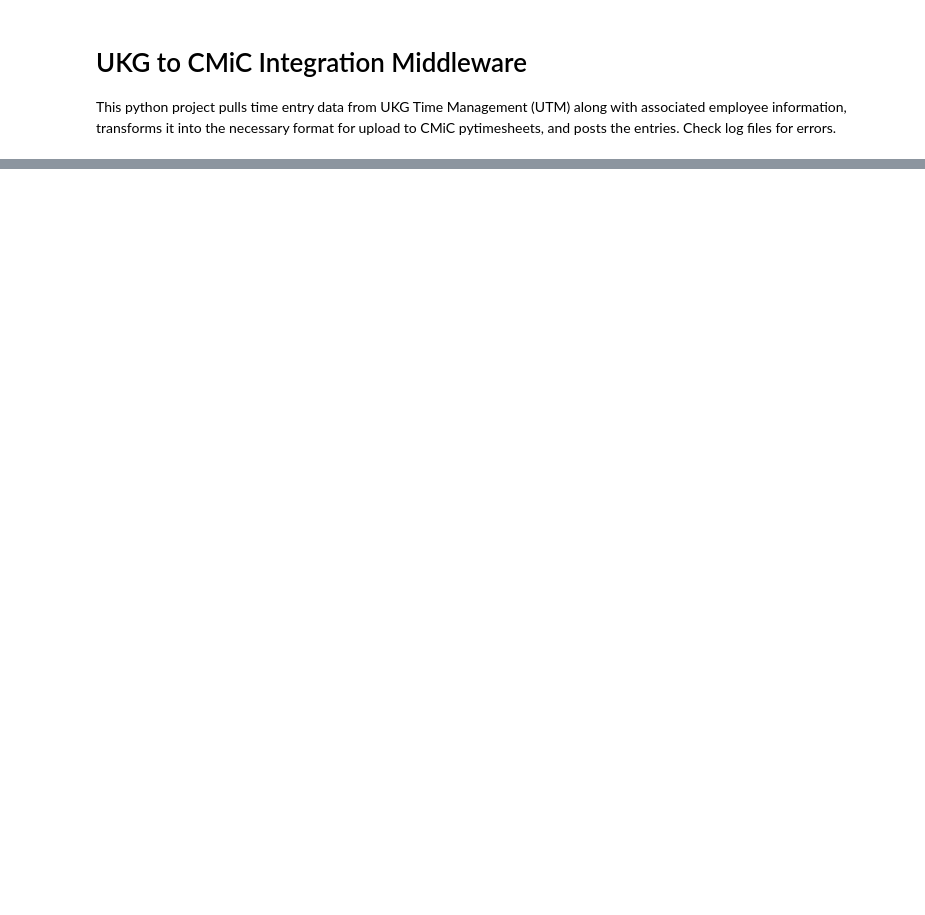
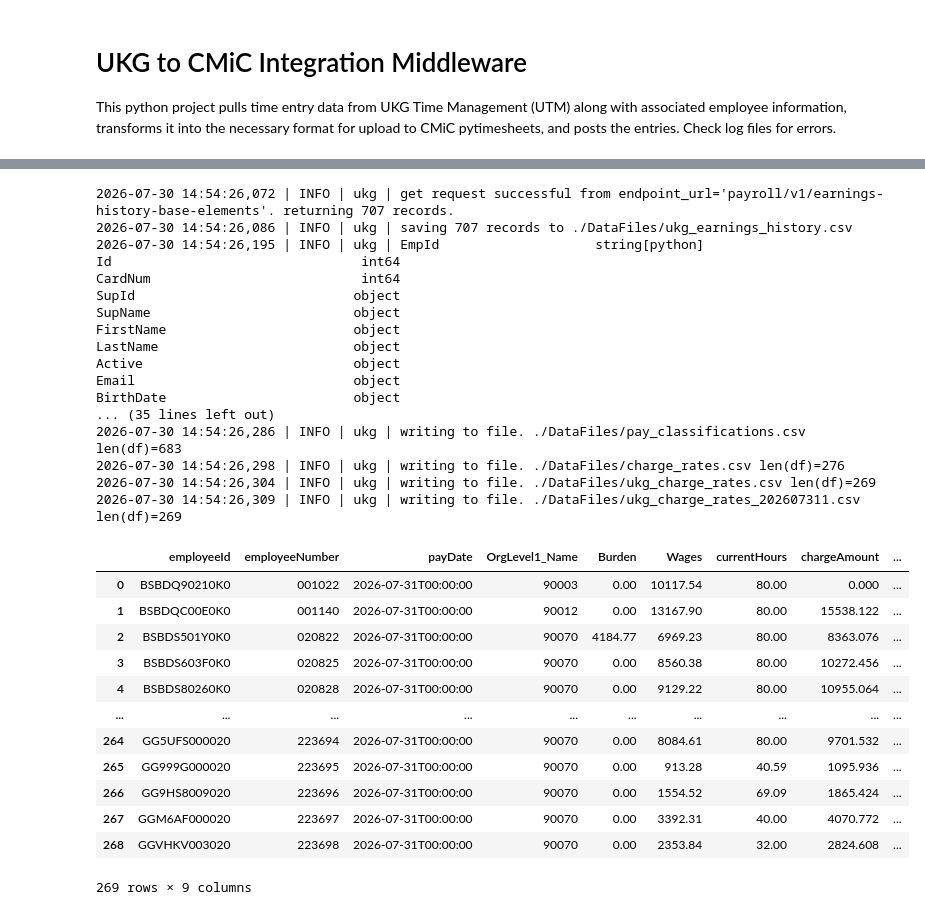
Before and after one commit to MaFoley/UKG, a Jupyter notebook: timesheet_integration.ipynb, the cells around one changed output, grey strips where cells are left out. Drawn from its saved outputs; the diff is of its cells as text; code cells hidden in the pictures; blank space fills up the shorter version.

```diff
--- a/timesheet_integration.ipynb
+++ b/timesheet_integration.ipynb
@@ -6,11 +6,18 @@ import pandas as pd
 from datetime import datetime
 from pay_period import find_period_by_date,payRuntoPayGroup
 
-selectionDate = datetime(2026,5,15)
+selectionDate = datetime(2026,7,24)
 #B or W for biweekly or weekly payruns
 payRun = 'B'
+createPerDiemEntry = False
 PAYGROUPID = payRuntoPayGroup[payRun]
 pay_period_file = "DataFiles/Pay_Period.csv"
 df = pd.read_csv(pay_period_file, skiprows=2)
+
 period_df = find_period_by_date(df,payRun,selectionDate)
+startdate = period_df['Start Date'].iloc[-1]
+enddate = period_df['End Date'].iloc[-1]
+paydate = enddate + pd.Timedelta(days=6)
+period_control = paydate.strftime("%Y%m%d") + "1"
+print(f"{startdate=}, {enddate=},{period_control=}, {payRun=}, {PAYGROUPID=}")
 period_df
@@ -23,11 +28,42 @@ print(f"{startdate=}, {enddate=},{period_control=}, {payRun=}, {PAYGROUPID=}")
 # %%
 import ukg_charge_rate
 
 if payRun == 'B':
-    charge_rate_df = ukg_charge_rate.main(period_control)
+    charge_rate_df = ukg_charge_rate.main(period_control=period_control)
 else:
     charge_rate_df = pd.read_csv("DataFiles/ukg_charge_rates.csv")
 charge_rate_df
+# %% [output]
+2026-07-30 14:54:26,072 | INFO | ukg | get request successful from endpoint_url='payroll/v1/earnings-history-base-elements'. returning 707 records.
+2026-07-30 14:54:26,086 | INFO | ukg | saving 707 records to ./DataFiles/ukg_earnings_history.csv
+2026-07-30 14:54:26,195 | INFO | ukg | EmpId                    string[python]
+Id                                int64
+CardNum                           int64
+SupId                            object
+SupName                          object
+FirstName                        object
+LastName                         object
+Active                           object
+Email                            object
+BirthDate                        object
+... (35 lines left out)
+2026-07-30 14:54:26,286 | INFO | ukg | writing to file. ./DataFiles/pay_classifications.csv len(df)=683
+2026-07-30 14:54:26,298 | INFO | ukg | writing to file. ./DataFiles/charge_rates.csv len(df)=276
+2026-07-30 14:54:26,304 | INFO | ukg | writing to file. ./DataFiles/ukg_charge_rates.csv len(df)=269
+2026-07-30 14:54:26,309 | INFO | ukg | writing to file. ./DataFiles/ukg_charge_rates_202607311.csv len(df)=269
+|  | employeeId | employeeNumber | payDate | OrgLevel1_Name | Burden | Wages | currentHours | chargeAmount | ... |
+| 0 | BSBDQ90210K0 | 001022 | 2026-07-31T00:00:00 | 90003 | 0.00 | 10117.54 | 80.00 | 0.000 | ... |
+| 1 | BSBDQC00E0K0 | 001140 | 2026-07-31T00:00:00 | 90012 | 0.00 | 13167.90 | 80.00 | 15538.122 | ... |
+| 2 | BSBDS501Y0K0 | 020822 | 2026-07-31T00:00:00 | 90070 | 4184.77 | 6969.23 | 80.00 | 8363.076 | ... |
+| 3 | BSBDS603F0K0 | 020825 | 2026-07-31T00:00:00 | 90070 | 0.00 | 8560.38 | 80.00 | 10272.456 | ... |
+| 4 | BSBDS80260K0 | 020828 | 2026-07-31T00:00:00 | 90070 | 0.00 | 9129.22 | 80.00 | 10955.064 | ... |
+| ... | ... | ... | ... | ... | ... | ... | ... | ... | ... |
+| 264 | GG5UFS000020 | 223694 | 2026-07-31T00:00:00 | 90070 | 0.00 | 8084.61 | 80.00 | 9701.532 | ... |
+| 265 | GG999G000020 | 223695 | 2026-07-31T00:00:00 | 90070 | 0.00 | 913.28 | 40.59 | 1095.936 | ... |
+| 266 | GG9HS8009020 | 223696 | 2026-07-31T00:00:00 | 90070 | 0.00 | 1554.52 | 69.09 | 1865.424 | ... |
+| 267 | GGM6AF000020 | 223697 | 2026-07-31T00:00:00 | 90070 | 0.00 | 3392.31 | 40.00 | 4070.772 | ... |
+| 268 | GGVHKV003020 | 223698 | 2026-07-31T00:00:00 | 90070 | 0.00 | 2353.84 | 32.00 | 2824.608 | ... |
+269 rows × 9 columns
 # %%
 import utm_load
 utm_load.load_ukg(startdate, enddate, PAYGROUPID, charge_rate_df)
```
Also changed, not shown: parts of 9 cells of this notebook.
